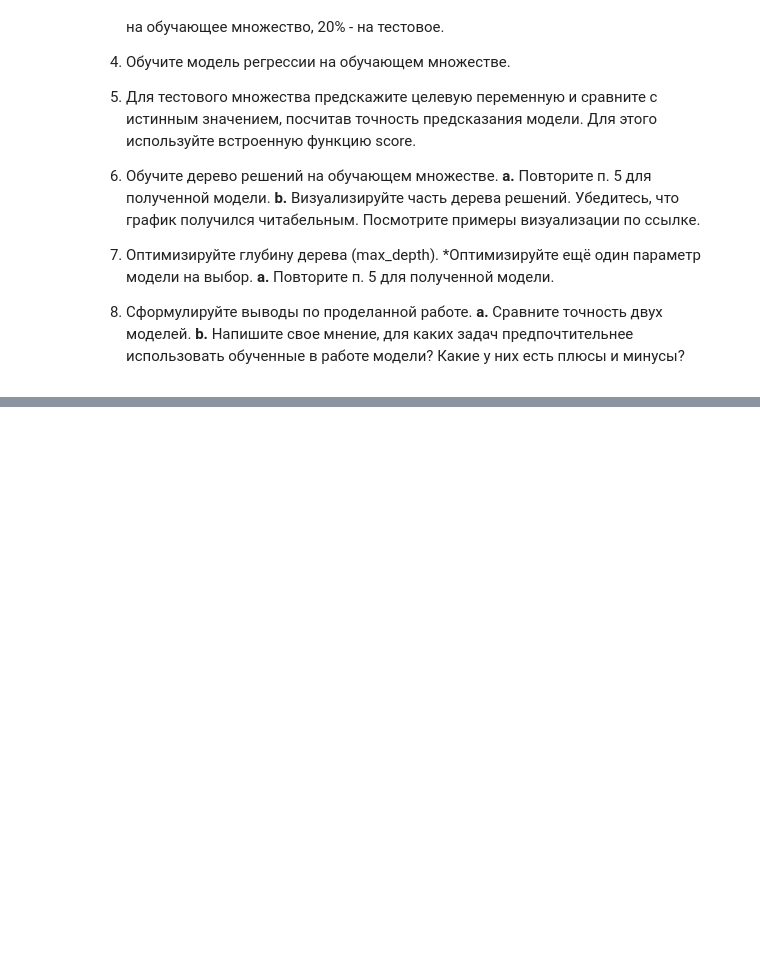
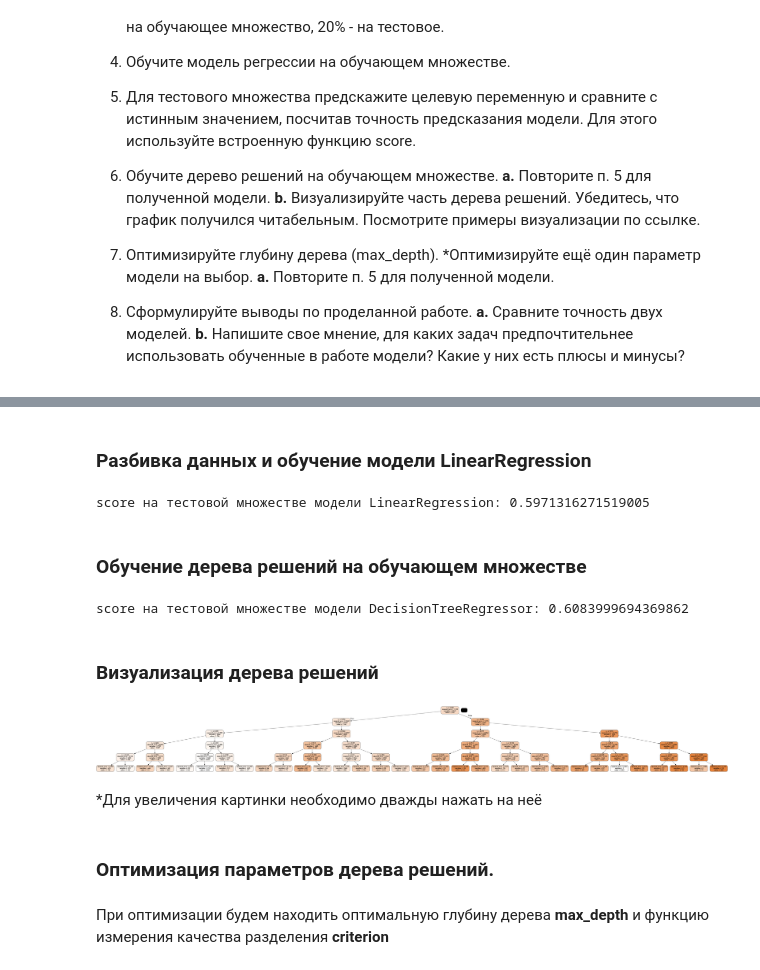
Before and after one commit to msavilov/Feature_Engineering_ML, a Jupyter notebook: 6_Decision_trees/decision_trees.ipynb, the cells around one changed output, grey strips where cells are left out. Cells and saved outputs as stored; diff of their text form; code cells hidden in the pictures; blank space fills up the shorter version.

Commit message:
add final version Decision_trees

```diff
--- a/6_Decision_trees/decision_trees.ipynb
+++ b/6_Decision_trees/decision_trees.ipynb
@@ -29,0 +63,5 @@
+# %%
+data = pd.DataFrame(houses.data, columns=houses.feature_names)
+target = pd.DataFrame(houses.target, columns=houses.target_names)
+data = pd.concat([data, target], axis=1)
+data.head()
@@ -29,0 +116,6 @@
+# %%
+norm = StandardScaler()
+population = np.array(data['Population']).reshape(-1,1)
+population = norm.fit_transform(population)
+population = pd.DataFrame(population)
+data['Population'] = population
@@ -29,0 +131,25 @@
+# %% [markdown]
+### Разбивка данных и обучение модели LinearRegression
+# %%
+X = data[data.columns[:-1]]
+y = data['MedHouseVal']
+
+X_train, X_test, y_train, y_test = train_test_split(X, y, test_size = 0.2, random_state = 21)
+
+model = LinearRegression()
+model.fit(X_train, y_train)
+
+print(f'score на тестовой множестве модели LinearRegression: {model.score(X_test, y_test)}')
+# %% [output]
+score на тестовой множестве модели LinearRegression: 0.5971316271519005
+# %% [markdown]
+### Обучение дерева решений на обучающем множестве
+# %%
+model = DecisionTreeRegressor(max_depth=5)
+model.fit(X_train, y_train)
+
+print(f'score на тестовой множестве модели DecisionTreeRegressor: {model.score(X_test, y_test)}')
+# %% [output]
+score на тестовой множестве модели DecisionTreeRegressor: 0.6083999694369862
+# %% [markdown]
+### Визуализация дерева решений
@@ -29,0 +161,15 @@
+# %%
+dot_data = StringIO()
+export_graphviz(model, out_file=dot_data,
+                filled=True, rounded=True,
+                special_characters=True)
+pydot_graph = pydotplus.graph_from_dot_data(dot_data.getvalue())
+Image(pydot_graph.create_png())
+# %% [output]
+[figure, added]
+# %% [markdown]
+*Для увеличения картинки необходимо дважды нажать на неё
+# %% [markdown]
+### Оптимизация параметров дерева решений.
+# %% [markdown]
+При оптимизации будем находить оптимальную глубину дерева **max_depth** и функцию измерения качества разделения **criterion**
```
Also changed, not shown: parts of 18 cells of this notebook, 1 other file.
